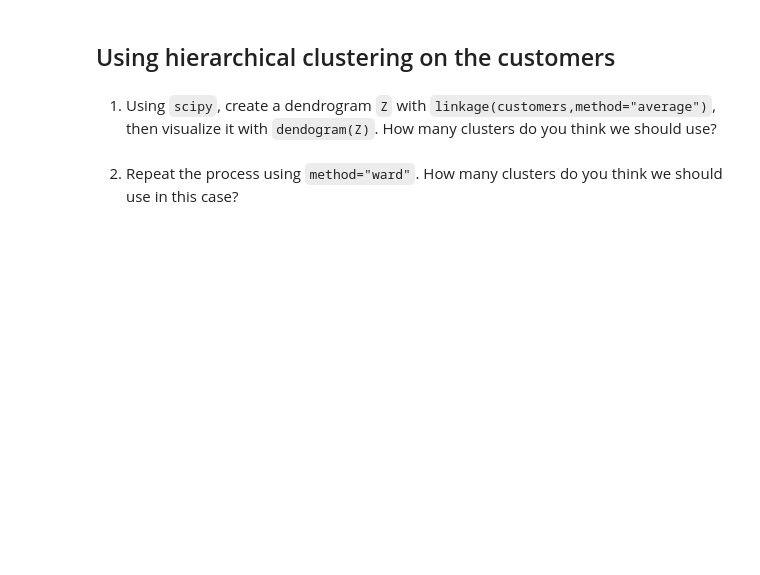
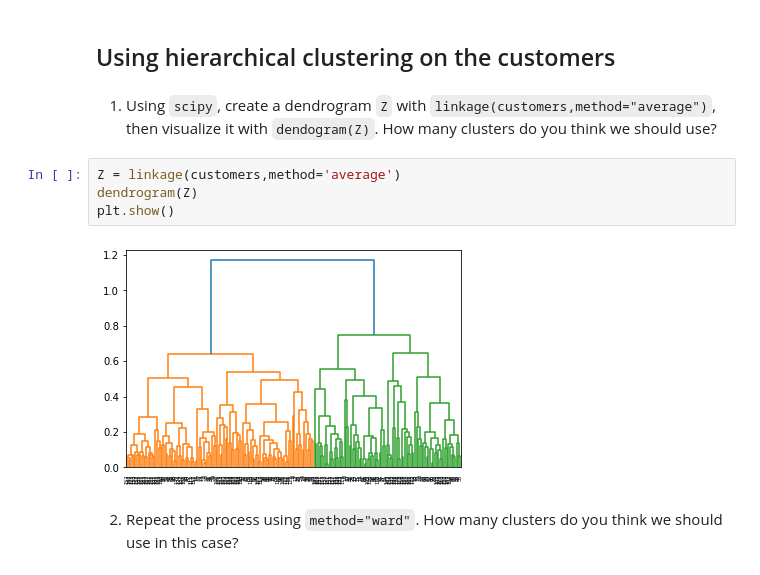
Before and after one commit to mattlim96/digi-tech-smm750, a Jupyter notebook: week09/DTVC_Week 9_Exercise notebook.ipynb, the cells around one changed output. Cells and saved outputs as stored; diff of their text form; blank space fills up the shorter version.

```diff
--- a/week09/DTVC_Week 9_Exercise notebook.ipynb
+++ b/week09/DTVC_Week 9_Exercise notebook.ipynb
@@ -35,5 +63,11 @@ customers
 ## Using hierarchical clustering on the customers
 # %% [markdown]
 1. Using `scipy`, create a dendrogram `Z` with `linkage(customers,method="average")`, then visualize it with `dendogram(Z)`. How many clusters do you think we should use?
+# %%
+Z = linkage(customers,method='average')
+dendrogram(Z)
+plt.show()
+# %% [output]
+[figure, added]
 # %% [markdown]
 2. Repeat the process using `method="ward"`. How many clusters do you think we should use in this case?
```
Also changed, not shown: parts of 10 cells of this notebook, 13 other files.
